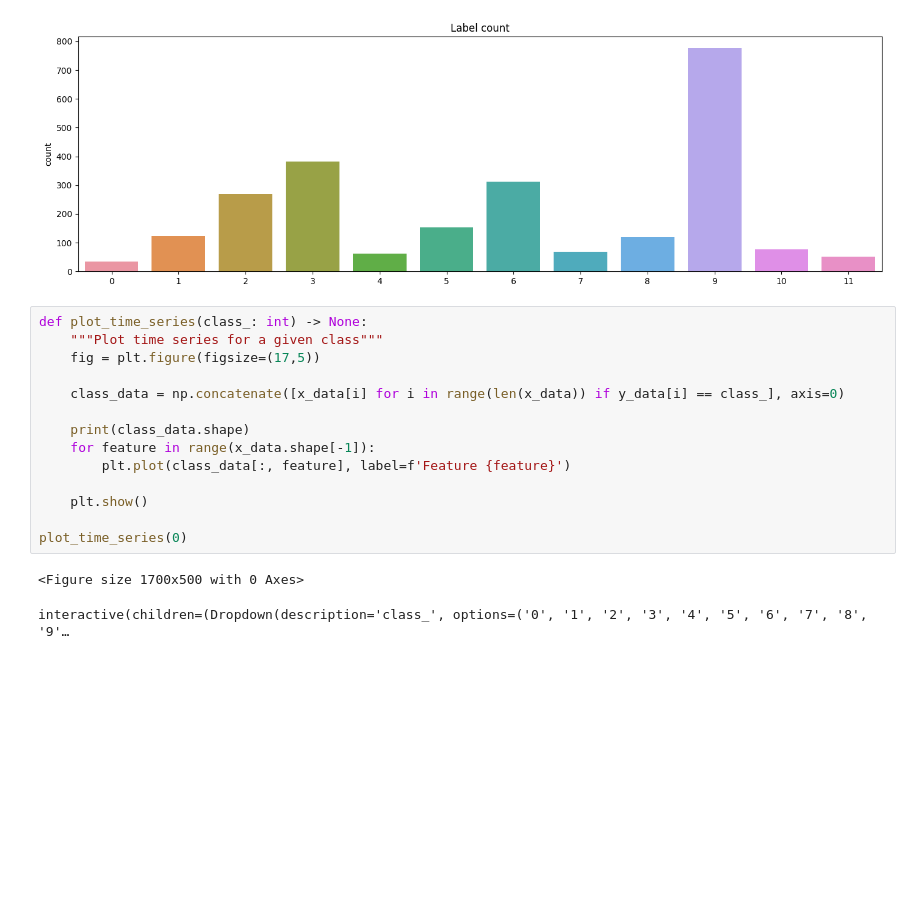
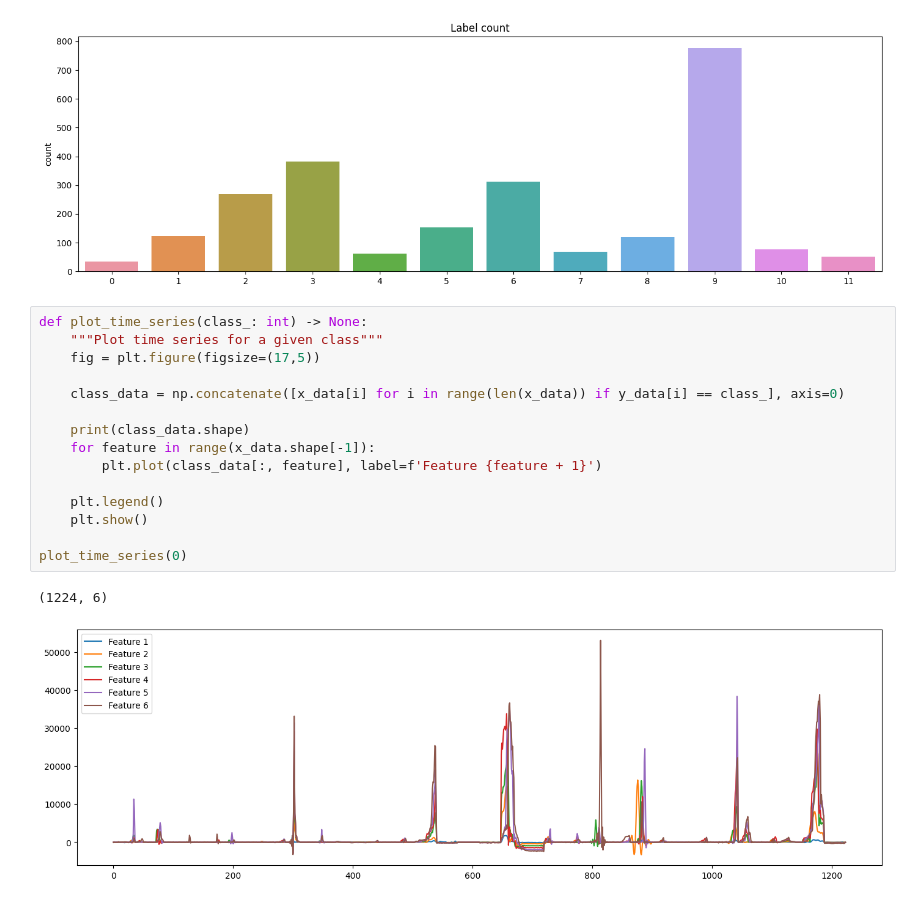
Before and after one commit to filippomanzardo/AN2DL, a Jupyter notebook: challenge_2/notebooks/data_visualization.ipynb, the cells around one changed output. Saved outputs shown, nothing was run; the diff lists cells and outputs as text; blank space fills up the shorter version.

```diff
--- a/challenge_2/notebooks/data_visualization.ipynb
+++ b/challenge_2/notebooks/data_visualization.ipynb
@@ -46,17 +43,18 @@ plt.show()
 # %%
 def plot_time_series(class_: int) -> None:
     """Plot time series for a given class"""
     fig = plt.figure(figsize=(17,5))
 
     class_data = np.concatenate([x_data[i] for i in range(len(x_data)) if y_data[i] == class_], axis=0)
 
     print(class_data.shape)
     for feature in range(x_data.shape[-1]):
-        plt.plot(class_data[:, feature], label=f'Feature {feature}')
+        plt.plot(class_data[:, feature], label=f'Feature {feature + 1}')
 
+    plt.legend()
     plt.show()
 
 plot_time_series(0)
 # %% [output]
-<Figure size 1700x500 with 0 Axes>
+(1224, 6)
-interactive(children=(Dropdown(description='class_', options=('0', '1', '2', '3', '4', '5', '6', '7', '8', '9'…
+[figure, added]
```
Also changed, not shown: parts of 1 cell of this notebook, 3 other files.
